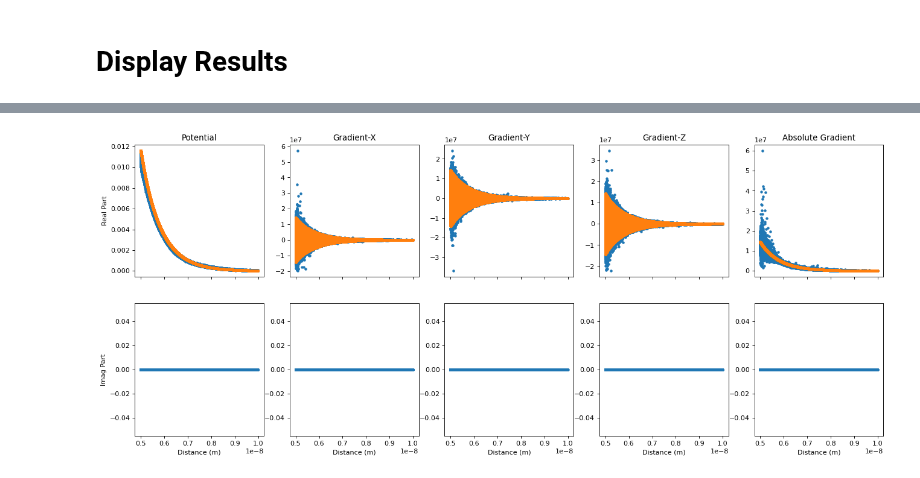
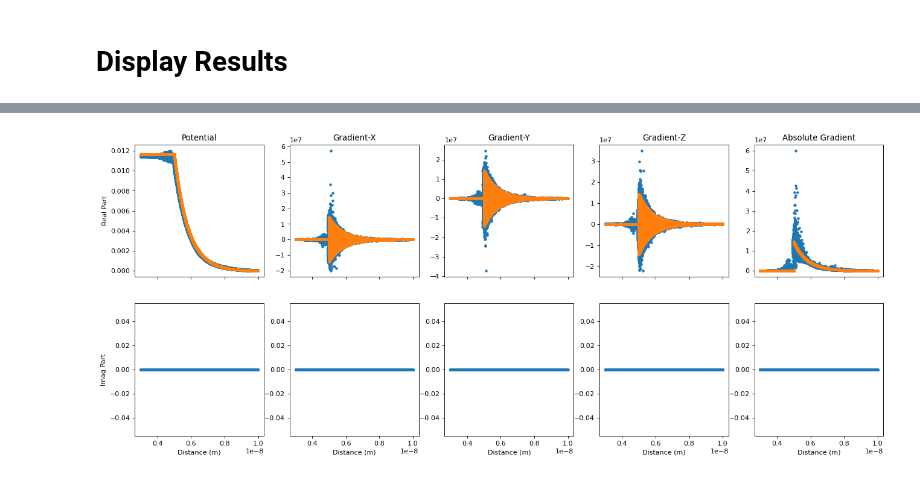
Before and after one commit to yuccadrew/sip, a Jupyter notebook: test_sphere_s61.ipynb, the cells around one changed output, grey strips where cells are left out. Saved outputs shown, nothing was run; the diff lists cells and outputs as text; code cells hidden in the pictures.

Commit message:
Updated test case 2

```diff
--- a/test_sphere_s61.ipynb
+++ b/test_sphere_s61.ipynb
@@ -1616,10 +1319,10 @@ if __name__=='__main__':
     mesh_scale=scale_mesh(mesh,dist_factor)
     materials2d_scale=scale_materials(materials2d,dist_factor)
     materials3d_scale=scale_materials(materials3d,dist_factor)
-    K,b=test_case(mesh_scale,materials2d_scale,materials3d_scale,case=case)
+    K,b=build_system(mesh_scale,materials2d_scale,materials3d_scale,case=case)
     #mesh_scale,materials3d_scale=scale_distance(mesh,materials3d,dist_factor)
     #mesh_subset,materials3d_subset=set_subdomains(mesh_scale,materials3d_scale)
-    #K,b=test_case(mesh_subset,materials3d_subset,case=case)
+    #K,b=build_system(mesh_subset,materials3d_subset,case=case)
 
     #initialize unknows
     nodes=mesh['nodes']
@@ -1692,11 +1395,10 @@ if __name__=='__main__':
     mesh_scale=scale_mesh(mesh,dist_factor)
     materials2d_scale=scale_materials(materials2d,dist_factor)
     materials3d_scale=scale_materials(materials3d,dist_factor)
-    K,b=test_case(mesh_scale,materials2d_scale,materials3d_scale,case=case)
-
-#     mesh_scale,materials3d_scale=scale_distance(mesh,materials3d,dist_factor)
-#     mesh_subset,materials3d_subset=set_subdomains(mesh_scale,materials3d_scale)
-#     K,b=test_case(mesh_subset,[],materials3d_subset,case=case)
+    K,b=build_system(mesh_scale,materials2d_scale,materials3d_scale,case=case)
+    #mesh_scale,materials3d_scale=scale_distance(mesh,materials3d,dist_factor)
+    #mesh_subset,materials3d_subset=set_subdomains(mesh_scale,materials3d_scale)
+    #K,b=build_system(mesh_subset,materials3d_subset,case=case)
 
     #initialize unknows
     nodes=mesh['nodes']
@@ -1710,16 +1412,14 @@ if __name__=='__main__':
 
     #unod=solve_unod(K/perm0,b/perm0)
     nnode=len(nodes)
-    nrep=int(len(b)/len(nodes))
-    unod=np.reshape(solve_unod(K,b),(nnode,nrep))
-#     nnode=len(nodes)
-#     nrep=int(len(b)/len(nind_in))
-#     unod=np.zeros((nnode,nrep),dtype=complex)
-#     unod[nind_in,:]=np.reshape(solve_unod(K,b),(len(nind_in),nrep))
+    nrep=int(len(b)/len(nodes)/2)
+    unod=solve_unod(K,b)
+    unod1=np.reshape(unod[:nnode*nrep],(nnode,nrep))
+    unod2=np.reshape(unod[nnode*nrep:],(nnode,nrep))
 
-    output=output_unod(nodes,unod[:,0],srvfile)
-    u2d=grad2d(nodes,faces,unod[:,0])
-    u3d=grad3d(nodes,elements,unod[:,0])
+    output=output_unod(nodes,unod1[:,0],srvfile)
+    u2d=grad2d(nodes,faces,unod1[:,0])
+    u3d=grad3d(nodes,elements,unod1[:,0])
     np.save('sphere_s61',unod)
     print('Done')
 # %% [output]
@@ -1793,7 +1502,7 @@ axs=ax.flatten()
 titles=['Potential','Gradient-X','Gradient-Y','Gradient-Z','Absolute Gradient']
 
 mask=(dist>3e-9)&(dist<1e-8)
-mask=(dist>5e-9)&(dist<1e-8)
+# mask=(dist>5e-9)&(dist<1e-8)
 for i in range(u.shape[1]):
     axs[i].plot(dist[mask],np.real(u[mask,i]),'.')
     axs[i].plot(dist[mask],ansol[mask,i],'.')
@@ -1811,10 +1520,10 @@ Time elapsed  4.333118677139282 sec
 
 Computing 1D linar PB solution in spherical coordinates
 SOLID PARTICLE RADIUS IS: 5e-09
 RELATIVE PERMITTIVITY OF ELECTROLYTE IS: 78.5
 TEMPERATURE IS: 298
 ION COCENTRATION AT INFINITY IS: 100
 ION VALENCE IS: 1
 SURFACE CHARGE DENSITY AT SPHERE IS: 0.01
 DEBYE LENGTH IS: 0.9617530004493543 nm
-[figure, old version]
+[figure, new version]
```
Also changed, not shown: parts of 16 cells of this notebook.
